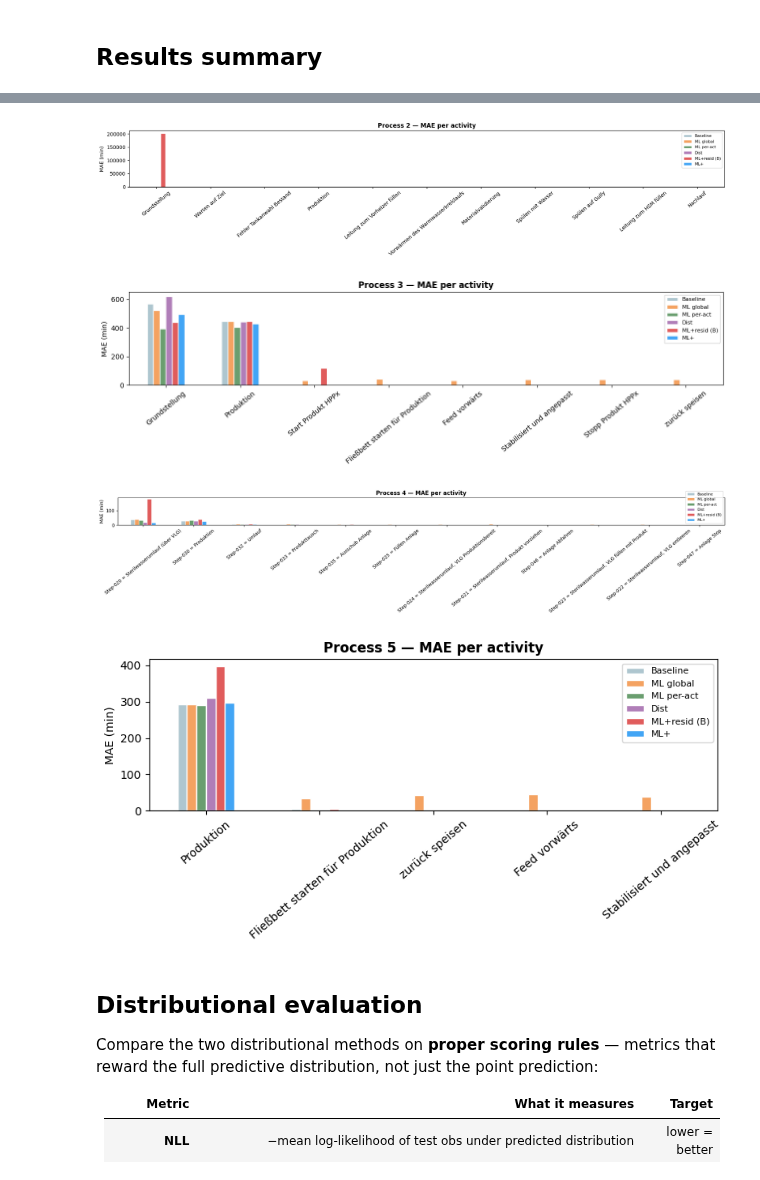
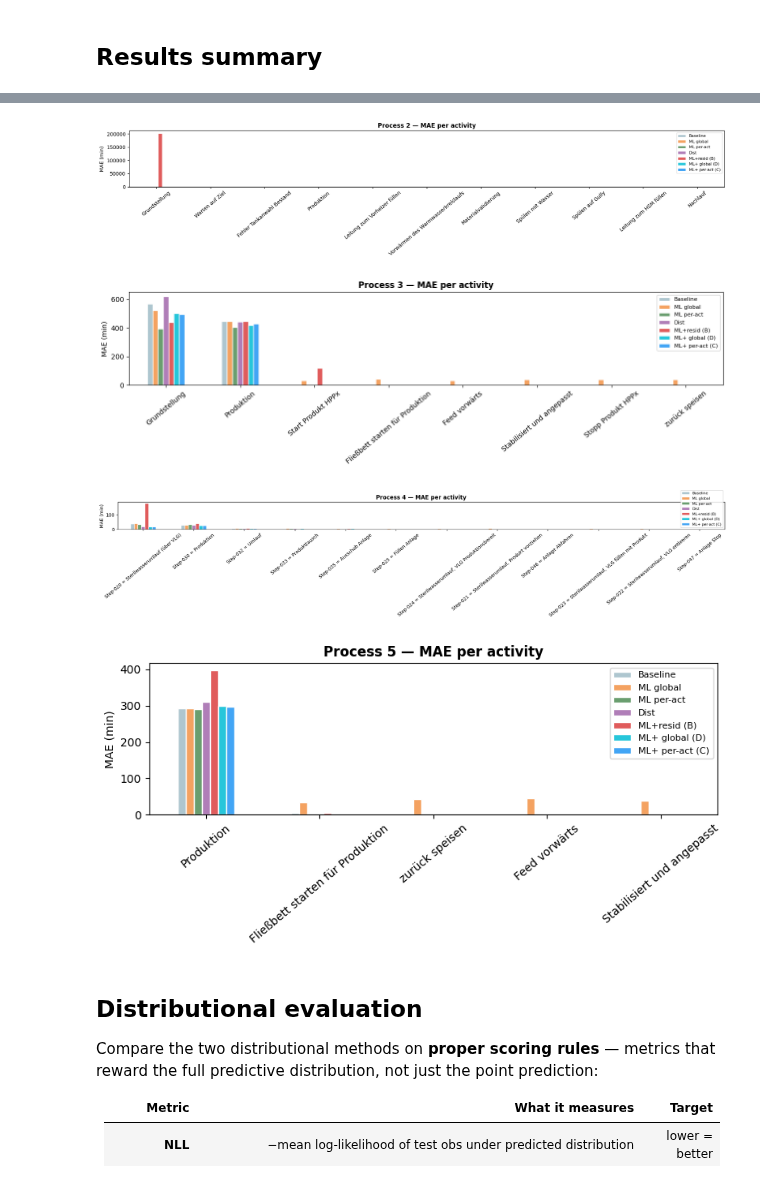
Before and after one commit to zapataunipaderborn/process_energy_demand_modelling, a Jupyter notebook: src/duration_prediction_benchmark.ipynb, the cells around one changed output, grey strips where cells are left out. Drawn from its saved outputs; the diff is of its cells as text; code cells hidden in the pictures.

```diff
--- a/src/duration_prediction_benchmark.ipynb
+++ b/src/duration_prediction_benchmark.ipynb
@@ -576,7 +577,16 @@ def run_process(process_id):
             y_pred_mre[pos] = activity_means.get(act, global_mean)
     y_pred_mre[np.isnan(y_pred_mre)] = global_mean
 
-    # ── 6. ML+: auto model selection + temporal/context + target-encoding ─────
+    # ── 6. ML+ global: one auto-selected model trained on all activities ───────
+    global_mlp_tuple, _ = _fit_mlp_model_with_oof(df_train, mlp_feat_cols)
+    if global_mlp_tuple is not None:
+        X_te_g = df_test_r[mlp_feat_cols].apply(pd.to_numeric, errors='coerce').fillna(0).values
+        y_pred_mlpg = _predict_mlp(global_mlp_tuple, X_te_g)
+        print(f'  ML+ global selected: {global_mlp_tuple[2]}')
+    else:
+        y_pred_mlpg = np.full(len(df_test_r), global_mean)
+
+    # ── 7. ML+ per-act: auto model selection + temporal/context + target-encoding
     act_mlp_models = {}
     for act, sub in df_train.groupby('activity'):
         model_tuple, _ = _fit_mlp_model_with_oof(sub, mlp_feat_cols)
@@ -584,7 +594,7 @@ def run_process(process_id):
             act_mlp_models[act] = model_tuple
     from collections import Counter as _Ctr
     _tc = _Ctr(t for _, _, t in act_mlp_models.values())
-    print(f'  ML+ model selection: ' + ', '.join(f'{n}×{t}' for t, n in _tc.most_common()))
+    print(f'  ML+ per-act selection: ' + ', '.join(f'{n}×{t}' for t, n in _tc.most_common()))
 
     y_pred_mlp = np.full(len(df_test_r), np.nan)
     for act in df_test_r['activity'].unique():
@@ -618,6 +628,9 @@ def run_process(process_id):
         'mre_mae'  : mean_absolute_error(y_test, y_pred_mre),
         'mre_r2'   : r2_score(y_test, y_pred_mre),
         'mre_wape' : wape(y_test, y_pred_mre),
+        'mlpg_mae' : mean_absolute_error(y_test, y_pred_mlpg),
+        'mlpg_r2'  : r2_score(y_test, y_pred_mlpg),
+        'mlpg_wape': wape(y_test, y_pred_mlpg),
         'mlp_mae'  : mean_absolute_error(y_test, y_pred_mlp),
         'mlp_r2'   : r2_score(y_test, y_pred_mlp),
         'mlp_wape' : wape(y_test, y_pred_mlp),
@@ -629,7 +642,8 @@ def run_process(process_id):
         ('ML per-act    ', (row['pa_mae'],    row['pa_r2'],    row['pa_wape'])),
         ('Dist (median) ', (row['dist_mae'],  row['dist_r2'],  row['dist_wape'])),
         ('ML + resid    ', (row['mre_mae'],   row['mre_r2'],   row['mre_wape'])),
-        ('ML+           ', (row['mlp_mae'],   row['mlp_r2'],   row['mlp_wape'])),
+        ('ML+ global    ', (row['mlpg_mae'],  row['mlpg_r2'],  row['mlpg_wape'])),
+        ('ML+ per-act   ', (row['mlp_mae'],   row['mlp_r2'],   row['mlp_wape'])),
     ]:
         print(f'  {label}— MAE: {mae:.2f} min  R²: {r2:+.3f}  WAPE: {wp:.3f}')
 
@@ -760,5 +769,5 @@ plt.show()
 # %%
-# Per-activity MAE breakdown — 6 methods
+# Per-activity MAE breakdown — 7 methods
 for pid in [2, 3, 4, 5]:
     try:
         df = load_event_log(pid)
@@ -857,7 +866,15 @@ for pid in [2, 3, 4, 5]:
                 y_pred_mre[pos] = activity_means.get(act, global_mean)
         y_pred_mre[np.isnan(y_pred_mre)] = global_mean
 
-        # ML+ (auto model selection, log-target, engineered + target-encoding features)
+        # ML+ global (one model on all activities)
+        global_mlp_tuple, _ = _fit_mlp_model_with_oof(df_train, mlp_cols)
+        if global_mlp_tuple is not None:
+            X_te_g = df_test_r[mlp_cols].apply(pd.to_numeric, errors='coerce').fillna(0).values
+            y_pred_mlpg = _predict_mlp(global_mlp_tuple, X_te_g)
+        else:
+            y_pred_mlpg = np.full(len(df_test_r), global_mean)
+
+        # ML+ per-act
         act_mlp_models = {}
         for act, sub in df_train.groupby('activity'):
             model_tuple, _ = _fit_mlp_model_with_oof(sub, mlp_cols)
@@ -870,43 +887,45 @@ for pid in [2, 3, 4, 5]:
                 X_te = df_test_r.loc[pos, mlp_cols].apply(pd.to_numeric, errors='coerce').fillna(0).values
                 y_pred_mlp[pos] = _predict_mlp(act_mlp_models[act], X_te)
             else:
                 y_pred_mlp[pos] = activity_means.get(act, global_mean)
         y_pred_mlp[np.isnan(y_pred_mlp)] = global_mean
 
         for col, pred in [
-            ('err_base', y_pred_base), ('err_ml',  y_pred_ml),
-            ('err_pa',   y_pred_pa),   ('err_dist', y_pred_dist),
-            ('err_mre',  y_pred_mre),  ('err_mlp',  y_pred_mlp),
+            ('err_base', y_pred_base), ('err_ml',   y_pred_ml),
+            ('err_pa',   y_pred_pa),   ('err_dist',  y_pred_dist),
+            ('err_mre',  y_pred_mre),  ('err_mlpg',  y_pred_mlpg),
+            ('err_mlp',  y_pred_mlp),
         ]:
             df_test_r[col] = np.abs(pred - y_test)
 
         act_err = (
             df_test_r.groupby('activity')
-            [['err_base','err_ml','err_pa','err_dist','err_mre','err_mlp']]
+            [['err_base','err_ml','err_pa','err_dist','err_mre','err_mlpg','err_mlp']]
             .mean().sort_values('err_base', ascending=False)
             .rename(columns={
                 'err_base':'Baseline', 'err_ml':'ML global', 'err_pa':'ML per-act',
-                'err_dist':'Dist',     'err_mre':'ML+resid (B)', 'err_mlp':'ML+',
+                'err_dist':'Dist',     'err_mre':'ML+resid (B)',
+                'err_mlpg':'ML+ global (D)', 'err_mlp':'ML+ per-act (C)',
             })
         )
         n_act = len(act_err)
         fig, ax = plt.subplots(figsize=(max(8, n_act * 1.6), 4))
         act_err.plot(kind='bar', ax=ax,
-                     color=[COLORS[k] for k in ('base','ml','pa','dist','mre','mlp')],
+                     color=[COLORS[k] for k in ('base','ml','pa','dist','mre','mlpg','mlp')],
                      edgecolor='white')
         ax.set_title(f'Process {pid} — MAE per activity', fontweight='bold')
         ax.set_xlabel(''); ax.set_ylabel('MAE (min)')
         ax.tick_params(axis='x', rotation=40); ax.legend(fontsize=8)
         plt.tight_layout(); plt.show()
 
     except Exception as e:
         import traceback
         print(f'Process {pid} failed: {e}'); traceback.print_exc()
 # %% [output]
-[figure, old version]
+[figure, new version]
-[figure, old version]
+[figure, new version]
-[figure, old version]
+[figure, new version]
-[figure, old version]
+[figure, new version]
 # %% [markdown]
 ## Distributional evaluation
 
```
Also changed, not shown: parts of 7 cells of this notebook.
